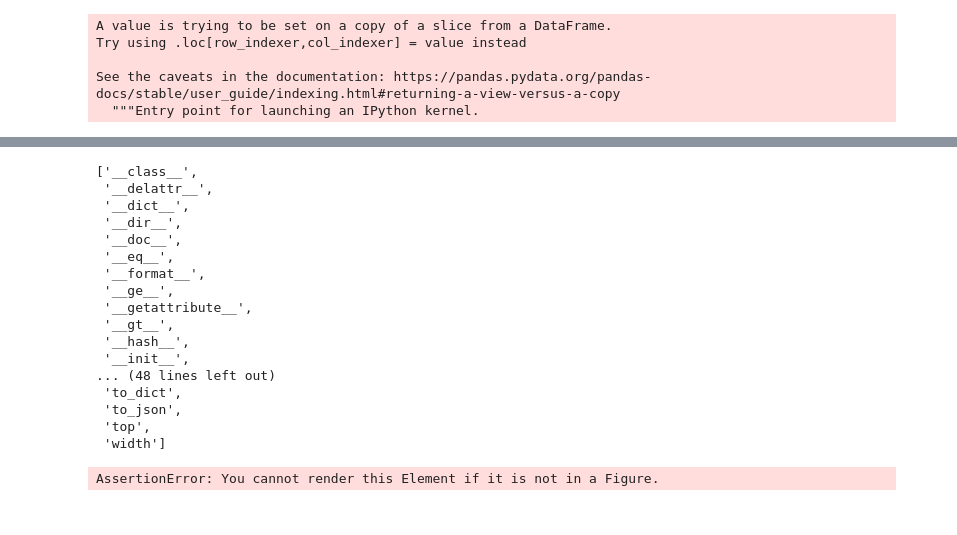
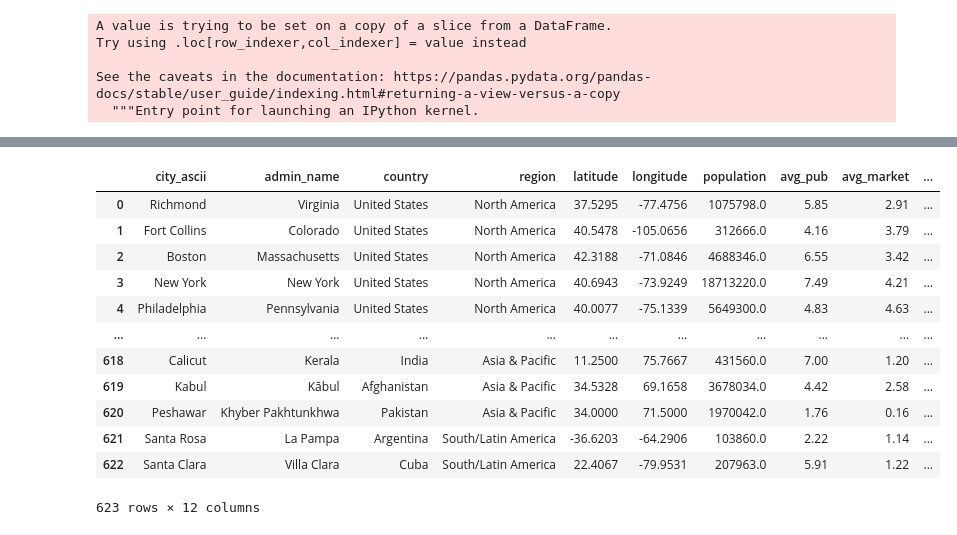
Before and after one commit to christalee/cost-of-drinking, a Jupyter notebook: files/cola-map.ipynb, the cells around one changed output, grey strips where cells are left out. Cells and saved outputs as stored; diff of their text form; code cells hidden in the pictures.

```diff
--- a/files/cola-map.ipynb
+++ b/files/cola-map.ipynb
@@ -203,5 +203,8 @@ df_all
 df_all.to_csv("df_all.csv")
 # %%
 place_cols = ["city_ascii", "admin_name", "country", "region", "latitude", "longitude", "population"]
-beer_pub_cols = list(filter(lambda x: "pub" in x, df_all.columns))
-beer_pub = df_all[place_cols + beer_pub_cols]
+
+df_clean = df_all[place_cols]
+for x in ['pub', 'market', 'bread', 'coffee']:
+    x_cols = list(filter(lambda y: x in y, df_all.columns))
+    df_clean["avg_" + x] = df_all[x_cols].mean(axis=1).apply(lambda x: round(x, 2))
@@ -237,6 +210,0 @@ beer_pub
-# %%
-df_clean = df_all[place_cols]
-for x in ['pub', 'market', 'bread', 'coffee']:
-    x_cols = list(filter(lambda y: x in y, df_all.columns))
-    df_x = df_all[place_cols + x_cols]
-    df_clean["avg_" + x] = df_x[x_cols].mean(axis=1).apply(lambda x: round(x, 2))
@@ -390,24 +221,16 @@ Name: latitude, Length: 492, dtype: bool
-# %%
-dir(m)
-# %% [output]
-['__class__',
- '__delattr__',
- '__dict__',
- '__dir__',
- '__doc__',
- '__eq__',
- '__format__',
- '__ge__',
- '__getattribute__',
- '__gt__',
- '__hash__',
- '__init__',
-... (48 lines left out)
- 'to_dict',
- 'to_json',
- 'top',
- 'width']
-# %%
-popup.render()
-# %% [output]
-AssertionError: You cannot render this Element if it is not in a Figure.
+# %%
+df_clean
+# %% [output]
+|  | city_ascii | admin_name | country | region | latitude | longitude | population | avg_pub | avg_market | ... |
+| 0 | Richmond | Virginia | United States | North America | 37.5295 | -77.4756 | 1075798.0 | 5.85 | 2.91 | ... |
+| 1 | Fort Collins | Colorado | United States | North America | 40.5478 | -105.0656 | 312666.0 | 4.16 | 3.79 | ... |
+| 2 | Boston | Massachusetts | United States | North America | 42.3188 | -71.0846 | 4688346.0 | 6.55 | 3.42 | ... |
+| 3 | New York | New York | United States | North America | 40.6943 | -73.9249 | 18713220.0 | 7.49 | 4.21 | ... |
+| 4 | Philadelphia | Pennsylvania | United States | North America | 40.0077 | -75.1339 | 5649300.0 | 4.83 | 4.63 | ... |
+| ... | ... | ... | ... | ... | ... | ... | ... | ... | ... | ... |
+| 618 | Calicut | Kerala | India | Asia & Pacific | 11.2500 | 75.7667 | 431560.0 | 7.00 | 1.20 | ... |
+| 619 | Kabul | Kābul | Afghanistan | Asia & Pacific | 34.5328 | 69.1658 | 3678034.0 | 4.42 | 2.58 | ... |
+| 620 | Peshawar | Khyber Pakhtunkhwa | Pakistan | Asia & Pacific | 34.0000 | 71.5000 | 1970042.0 | 1.76 | 0.16 | ... |
+| 621 | Santa Rosa | La Pampa | Argentina | South/Latin America | -36.6203 | -64.2906 | 103860.0 | 2.22 | 1.14 | ... |
+| 622 | Santa Clara | Villa Clara | Cuba | South/Latin America | 22.4067 | -79.9531 | 207963.0 | 5.91 | 1.22 | ... |
+623 rows × 12 columns
```
Also changed, not shown: parts of 18 cells of this notebook, 8 other files.
